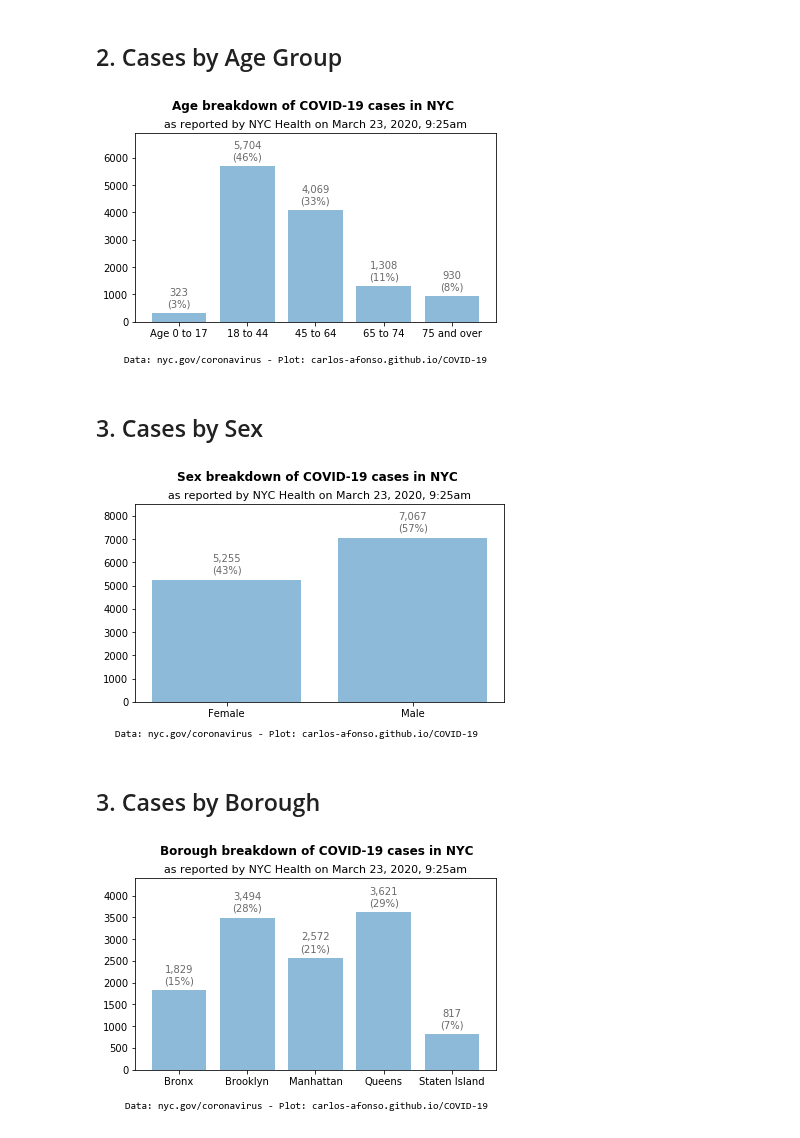
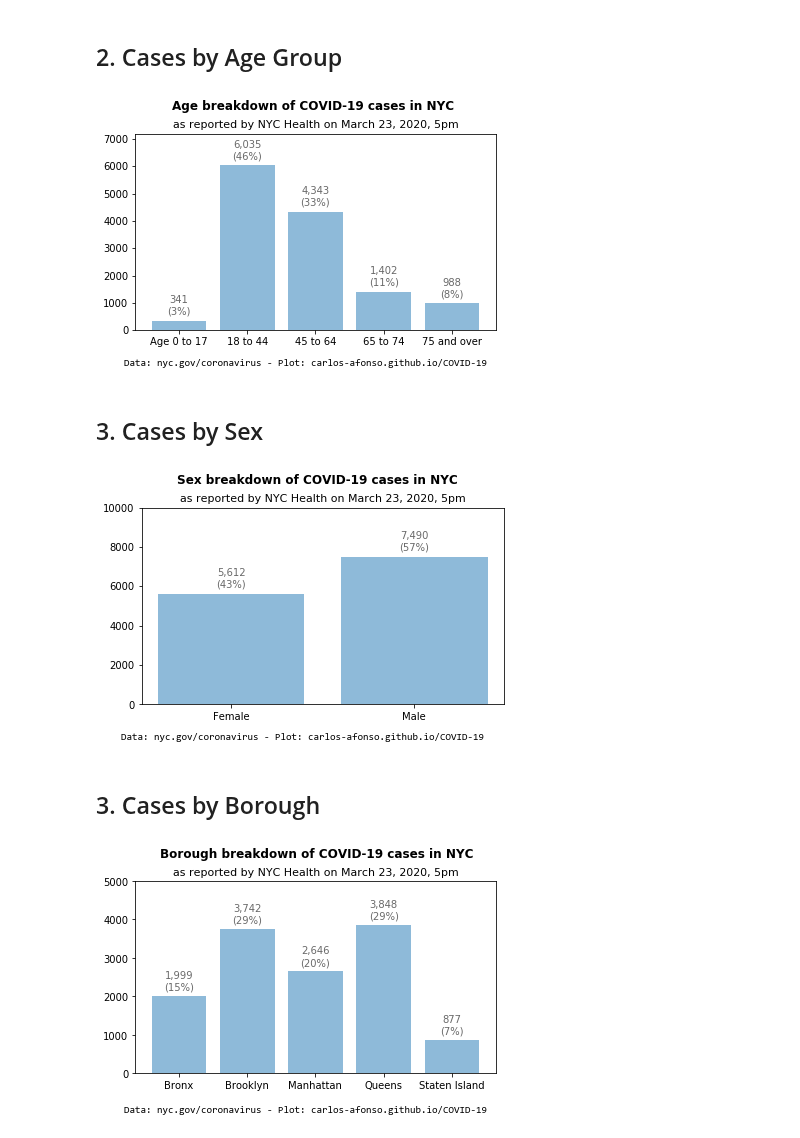
Before and after one commit to carlos-afonso/COVID-19, a Jupyter notebook: notebooks/nyc-covid-19-summary.ipynb, the cells around one changed output. Cells and saved outputs as stored; diff of their text form; code cells hidden in the pictures.

Commit message:
Updates NYC data and plots

```diff
--- a/notebooks/nyc-covid-19-summary.ipynb
+++ b/notebooks/nyc-covid-19-summary.ipynb
@@ -10,7 +10,7 @@ import pandas as pd
 # %% [markdown]
 ## 1. Read Data
 # %%
-update_str = 'as reported by NYC Health on March 23, 2020, 9:25am'
+update_str = 'as reported by NYC Health on March 23, 2020, 5pm'
 source_str = 'Data: nyc.gov/coronavirus - Plot: carlos-afonso.github.io/COVID-19'
 
 data_file = '../data/nyc-health-daily-data-summary/nyc-covid-19-summary-from-2020-03-23.csv'
@@ -54,7 +55,7 @@ total = sum(values)
 
 plt.bar(labels, values, alpha=0.5)
 
-plt.ylim(0, 6900)
+plt.ylim(0, 7200)
 
 for xy in zip(range(len(values)), values):
     note = '{:,}'.format(xy[1]) + '\n(' + str(int(round(100 * xy[1] / total, 0))) + '%)'
@@ -63,12 +64,12 @@ for xy in zip(range(len(values)), values):
 plt.suptitle('Age breakdown of COVID-19 cases in NYC', x=0.51, fontweight='bold')
 plt.title(update_str, fontsize=11)
 
-plt.text(-0.8, -1500, source_str, fontfamily='Consolas')
+plt.text(-0.8, -1300, source_str, fontfamily='Consolas')
 
 plt.tight_layout(rect=[0, 0, 1, 0.95])
 plt.show()
 # %% [output]
-[figure, old version]
+[figure, new version]
 # %%
 # Save figure as SVG and PNG images
 file_path = '../images/nyc-covid-19-cases-by-age-group'
@@ -79,28 +80,28 @@ fig.savefig(file_path + '.png', dpi=200)
 # %%
 fig = plt.figure()
 
 cols = ['sex_female', 'sex_male']
 labels = ['Female', 'Male']
 values = df.iloc[-1][cols].values.astype(int)
 total = sum(values)
 
 plt.bar(labels, values, alpha=0.5)
 
-plt.ylim(0, 8500)
+plt.ylim(0, 10000)
 
 for xy in zip(range(len(values)), values):
     note = '{:,}'.format(xy[1]) + '\n(' + str(int(round(100 * xy[1] / total, 0))) + '%)'
     plt.annotate(note, xy=xy, xytext=(0, 15), textcoords='offset points', ha='center', va='center', color='dimgray')
 
 plt.suptitle('Sex breakdown of COVID-19 cases in NYC', x=0.52, fontweight='bold')
 plt.title(update_str, fontsize=11)
 
-plt.text(-0.6, -1500, source_str, fontfamily='Consolas')
+plt.text(-0.6, -1800, source_str, fontfamily='Consolas')
 
 plt.tight_layout(rect=[0, 0, 1, 0.95])
 plt.show()
 # %% [output]
-[figure, old version]
+[figure, new version]
 # %%
 # Save figure as SVG and PNG images
 file_path = '../images/nyc-covid-19-cases-by-sex'
@@ -119,7 +120,7 @@ total = sum(values)
 
 plt.bar(labels, values, alpha=0.5)
 
-plt.ylim(0, 4400)
+plt.ylim(0, 5000)
 
 for xy in zip(range(len(values)), values):
     note = '{:,}'.format(xy[1]) + '\n(' + str(int(round(100 * xy[1] / total, 0))) + '%)'
@@ -129,12 +130,12 @@ plt.suptitle('Borough breakdown of COVID-19 cases in NYC', x=0.52, fontweight='b
 
 plt.title(update_str, fontsize=11)
 
-plt.text(-0.8, -900, source_str, fontfamily='Consolas')
+plt.text(-0.8, -1000, source_str, fontfamily='Consolas')
 
 plt.tight_layout(rect=[0, 0, 1, 0.95])
 plt.show()
 # %% [output]
-[figure, old version]
+[figure, new version]
 # %%
 # Save figure as SVG and PNG images
 file_path = '../images/nyc-covid-19-cases-by-borough'
```
Also changed, not shown: parts of 2 cells of this notebook, 8 other files.
